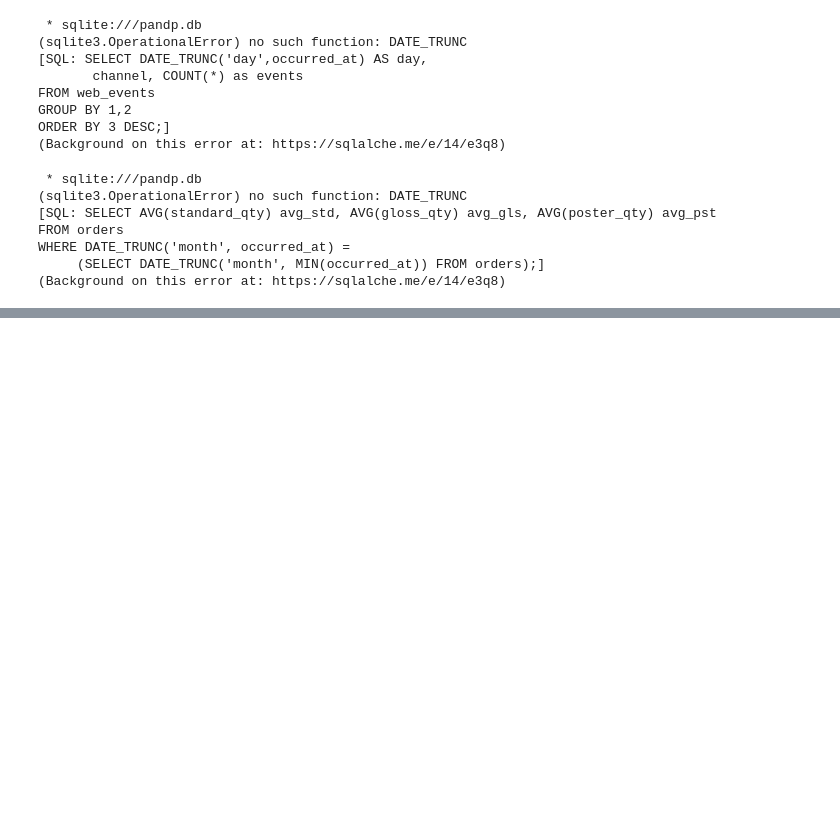
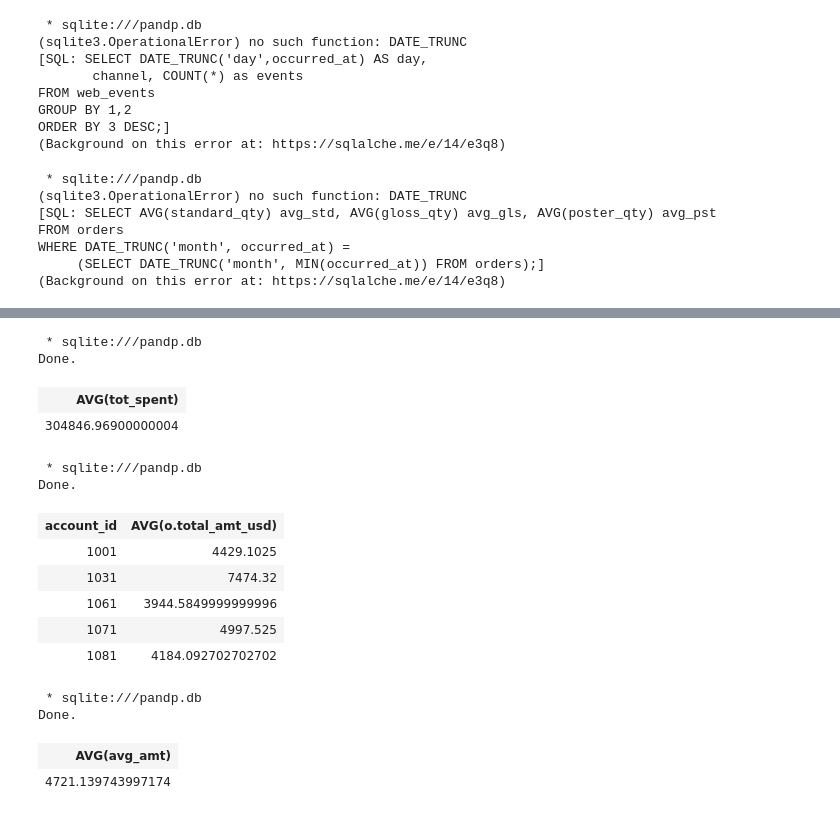
Before and after one commit to bramuelaswani/ML-DL-Related, a Jupyter notebook: SQL Exercises.ipynb, the cells around one changed output, grey strips where cells are left out. Saved outputs shown, nothing was run; the diff lists cells and outputs as text; code cells hidden in the pictures; blank space fills up the shorter version.

```diff
--- a/SQL Exercises.ipynb
+++ b/SQL Exercises.ipynb
@@ -2610,0 +2596,44 @@ Done.
+# %%
+%%sql
+SELECT AVG(tot_spent)
+FROM (SELECT a.id, a.name, SUM(o.total_amt_usd) tot_spent
+      FROM orders o
+      JOIN accounts a
+      ON a.id = o.account_id
+      GROUP BY a.id, a.name
+      ORDER BY 3 DESC
+       LIMIT 10) temp;
+# %% [output]
+ * sqlite:///pandp.db
+Done.
+| AVG(tot_spent) |
+| 304846.96900000004 |
+# %%
+%%sql
+SELECT o.account_id, AVG(o.total_amt_usd)
+FROM orders o
+GROUP BY 1
+HAVING AVG(o.total_amt_usd) > (SELECT AVG(o.total_amt_usd) avg_all
+                               FROM orders o)
+limit 5;
+# %% [output]
+ * sqlite:///pandp.db
+Done.
+| account_id | AVG(o.total_amt_usd) |
+| 1001 | 4429.1025 |
+| 1031 | 7474.32 |
+| 1061 | 3944.5849999999996 |
+| 1071 | 4997.525 |
+| 1081 | 4184.092702702702 |
+# %%
+%%sql SELECT AVG(avg_amt)
+FROM (SELECT o.account_id, AVG(o.total_amt_usd) avg_amt
+    FROM orders o
+    GROUP BY 1
+    HAVING AVG(o.total_amt_usd) > (SELECT AVG(o.total_amt_usd) avg_all
+                                   FROM orders o)) temp_table;
+# %% [output]
+ * sqlite:///pandp.db
+Done.
+| AVG(avg_amt) |
+| 4721.139743997174 |
```
Also changed, not shown: parts of 43 cells of this notebook, 3 other files.
